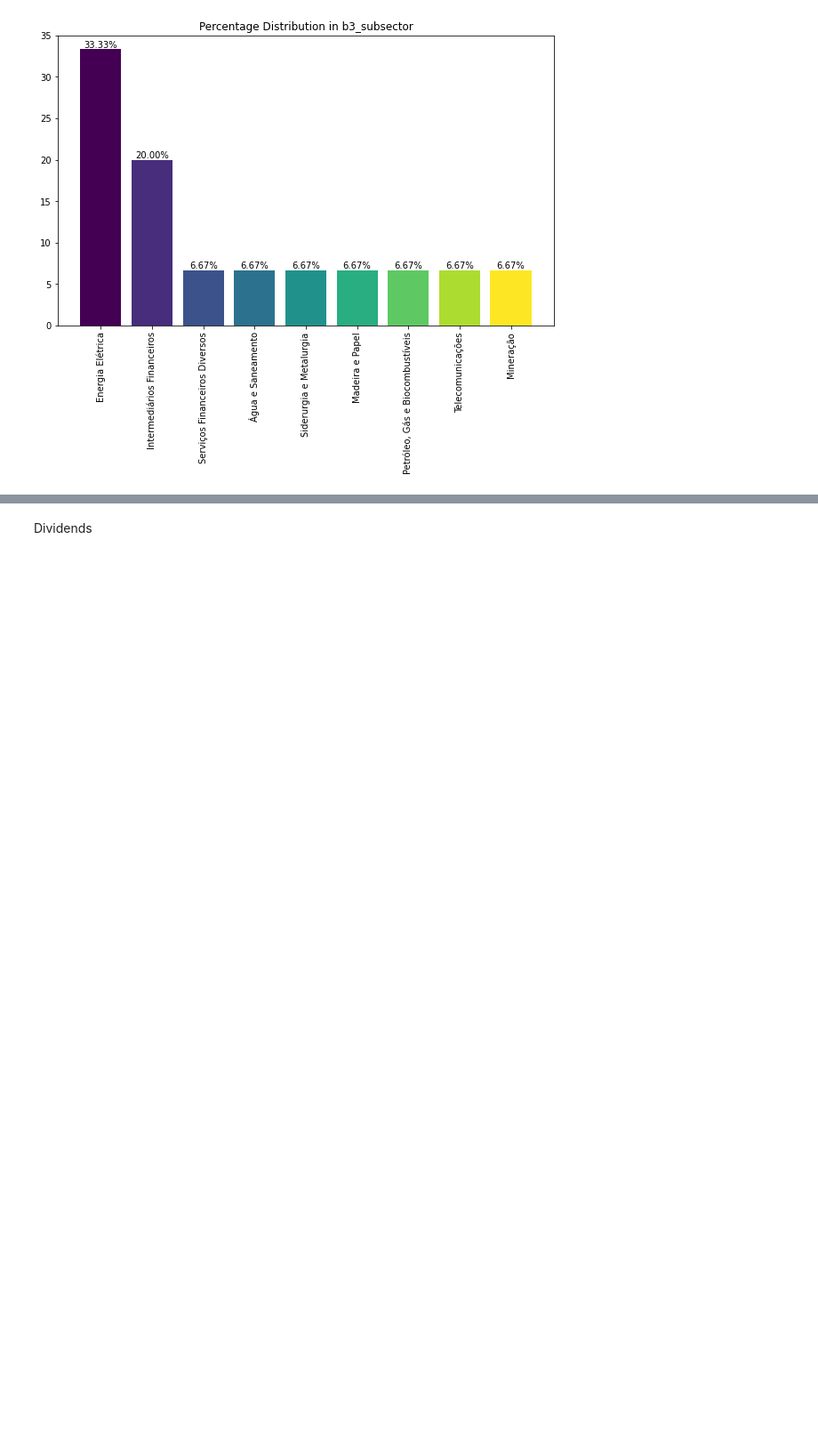
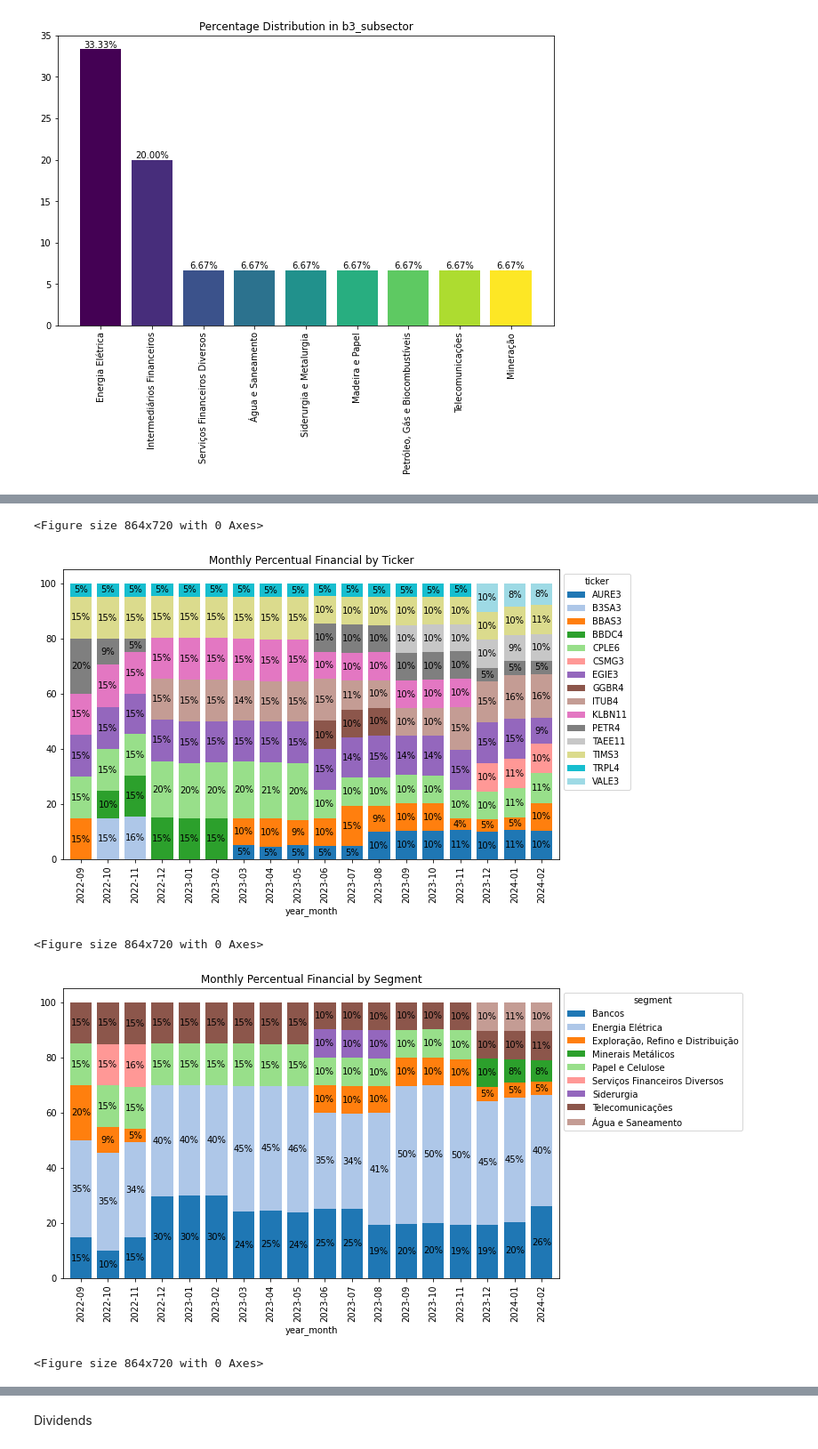
Before and after one commit to humbertomfialho/stock_dividends, a Jupyter notebook: analyses.ipynb, the cells around one changed output, grey strips where cells are left out. Shown at 89% size. Drawn from its saved outputs; the diff is of its cells as text; code cells hidden in the pictures; blank space fills up the shorter version.

```diff
--- a/analyses.ipynb
+++ b/analyses.ipynb
@@ -217,11 +217,10 @@ for column in stocks_types.columns:
 # %%
 # TODO: Calculate the average price per stock by dividing the total value by the quantity for each stock.
 grouped_stocks = operation_info.groupby(['date', 'id_negotiation', 'buy_sell', 'ticker']).agg({'quantity': 'sum', 'total_value': 'sum'}).reset_index()
-grouped_stocks = grouped_stocks.rename(columns={'quantity': 'quantity_sum', 'total_value': 'total_value_sum'})
-grouped_stocks['average_price'] = grouped_stocks['total_value_sum']/grouped_stocks['quantity_sum']
+grouped_stocks = grouped_stocks.rename(columns={'quantity': 'quantity_sum', 'total_value': 'value_sum'})
+grouped_stocks['average_price'] = grouped_stocks['value_sum']/grouped_stocks['quantity_sum']
 grouped_stocks['average_price'] = grouped_stocks['average_price'].round(2)
 grouped_stocks.loc[grouped_stocks['buy_sell'] == 'V', 'quantity_sum'] *= -1
-# display(grouped_stocks)
 # %%
 # TODO: Calculate the position of stocks in each month
 stocks_each_month = grouped_stocks.copy()
@@ -384,0 +308,46 @@ Average price: -73.245
+# %%
+month_sector_values = pd.melt(month_stock_values.reset_index(), id_vars=['year_month'], var_name=['ticker'], value_name='financial')
+month_sector_values = month_sector_values.merge(stocks_info[['ticker', 'b3_segment', 'b3_sector']], how='left', on='ticker')
+
+segment_totals = month_sector_values.pivot_table(index='year_month', columns='b3_segment', values='financial', aggfunc='sum', fill_value=0)
+segment_totals['total'] = segment_totals.sum(axis=1)
+segment_percent = segment_totals.loc[:, segment_totals.columns != 'total'].div(segment_totals['total'], axis=0) * 100
+segment_percent = segment_percent.round(2)
+
+sector_totals = month_sector_values.pivot_table(index='year_month', columns='b3_sector', values='financial', aggfunc='sum', fill_value=0)
+sector_totals['total'] = sector_totals.sum(axis=1)
+sector_percent = sector_totals.loc[:, sector_totals.columns != 'total'].div(sector_totals['total'], axis=0) * 100
+sector_percent = sector_percent.round(2)
+# %%
+plt.figure(figsize=(12, 10))
+ax = month_stock_percent.plot(kind='bar', stacked=True, figsize=(10, 6), width=0.8, color=colors)
+ax.legend(title='ticker', bbox_to_anchor=(1, 1), loc='upper left')
+plt.title('Monthly Percentual Financial by Ticker')
+
+for c in ax.containers:
+    labels = [f'{v.get_height():.0f}%' if v.get_height() > 0 else '' for v in c]
+    ax.bar_label(c, labels=labels, label_type='center')
+
+plt.figure(figsize=(12, 10))
+ax = segment_percent.plot(kind='bar', stacked=True, figsize=(10, 6), width=0.8, color=colors)
+ax.legend(title='segment', bbox_to_anchor=(1, 1), loc='upper left')
+plt.title('Monthly Percentual Financial by Segment')
+
+for c in ax.containers:
+    labels = [f'{v.get_height():.0f}%' if v.get_height() > 0 else '' for v in c]
+    ax.bar_label(c, labels=labels, label_type='center')
+
+plt.figure(figsize=(12, 10))
+ax = sector_percent.plot(kind='bar', stacked=True, figsize=(10, 6), width=0.8, color=colors)
+ax.legend(title='sector', bbox_to_anchor=(1, 1), loc='upper left')
+plt.title('Monthly Percentual Financial by Sector')
+
+for c in ax.containers:
+    labels = [f'{v.get_height():.0f}%' if v.get_height() > 0 else '' for v in c]
+    ax.bar_label(c, labels=labels, label_type='center')
+# %% [output]
+<Figure size 864x720 with 0 Axes>
+[figure, added]
+<Figure size 864x720 with 0 Axes>
+[figure, added]
+<Figure size 864x720 with 0 Axes>
```
Also changed, not shown: parts of 24 cells of this notebook.
